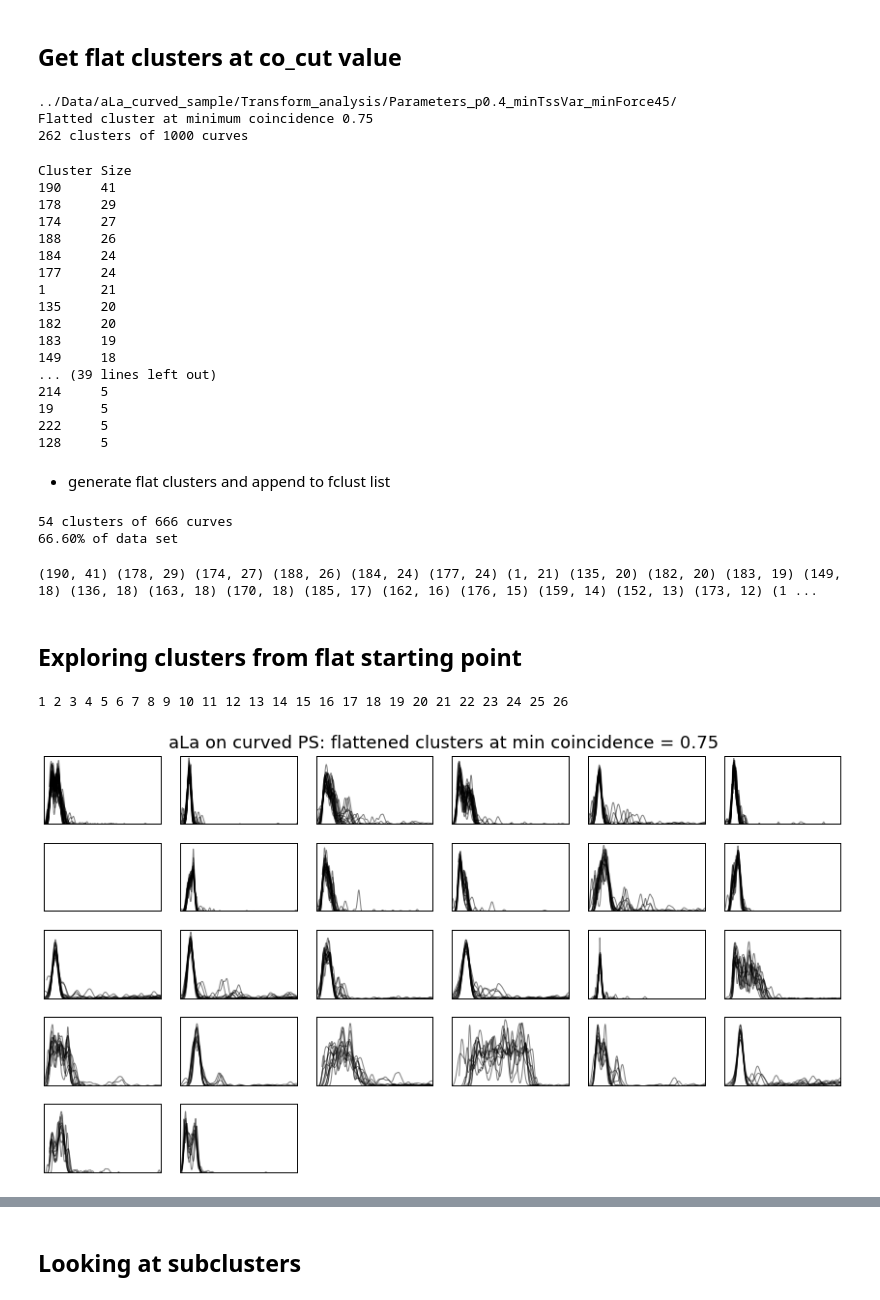
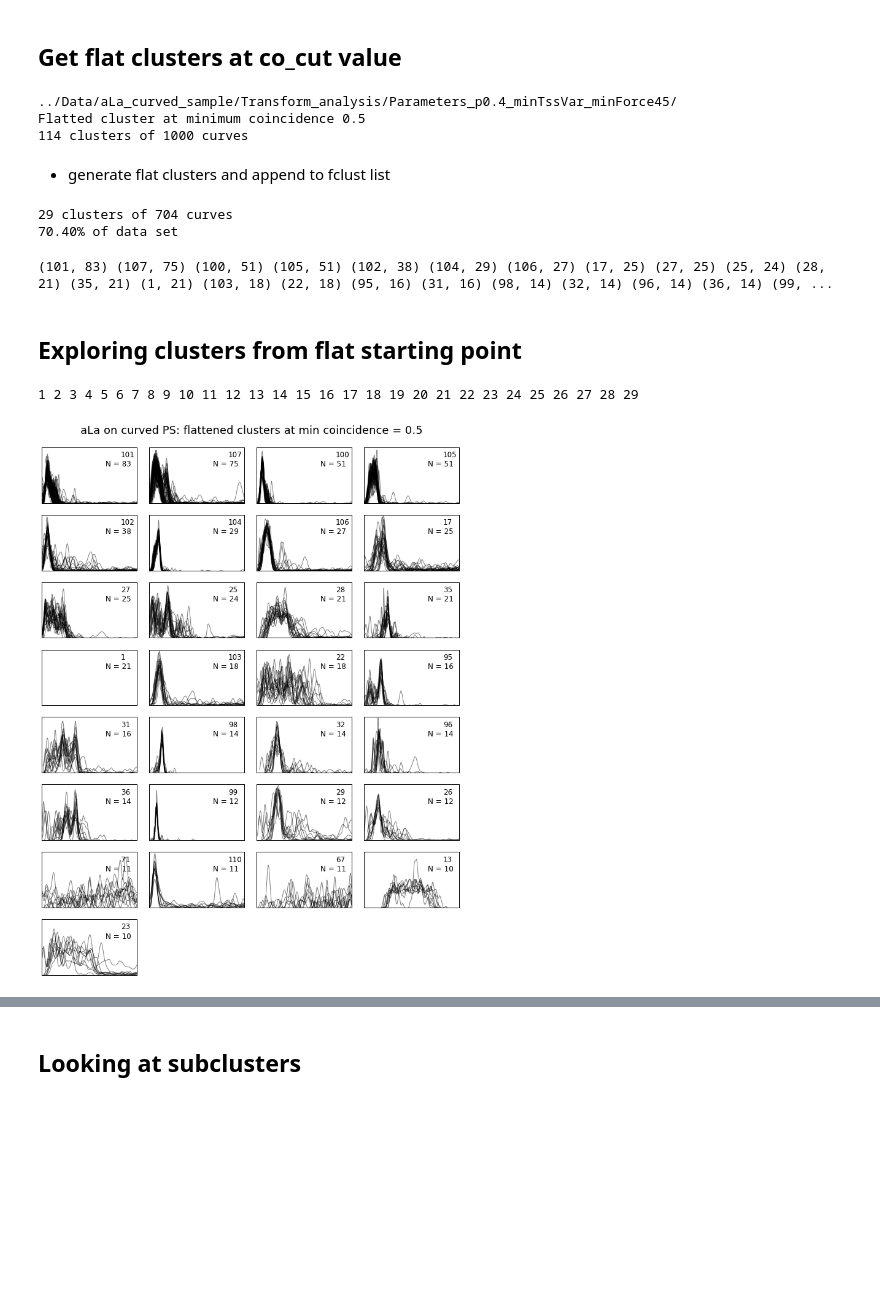
Before and after one commit to hilaryjoyce/smfs-data-analysis, a Jupyter notebook: ala_curved_sample_clustering.ipynb, the cells around one changed output, grey strips where cells are left out. Drawn from its saved outputs; the diff is of its cells as text; code cells hidden in the pictures; blank space fills up the shorter version.

```diff
--- a/ala_curved_sample_clustering.ipynb
+++ b/ala_curved_sample_clustering.ipynb
@@ -10,9 +10,9 @@ import Extra_code.visualizing as v
 # %%
 parameter_folder = "../Data/aLa_curved_sample/Transform_analysis/Parameters_p0.4_minTssVar_minForce45/"
 max_x = 300
-max_shift = 30
+max_shift = 10
 # %%
-coa = c.CoAnalysis(parameter_folder, max_shift=max_shift, max_x=max_x)
+coa = c.CoAnalysis(parameter_folder, type='density', max_shift=max_shift, max_x=max_x)
 # %%
 print coa
 # %% [output]
@@ -32,42 +32,24 @@ savefig('%sala_flat_sample_dendrogram.pdf' % fig_folder)
 # %% [markdown]
 ## Get flat clusters at co_cut value
 # %%
-co_cut = 0.75
+co_cut = 0.5
 F = c.FlatClusters(coa, co_cut)
 print F
 # %% [output]
 ../Data/aLa_curved_sample/Transform_analysis/Parameters_p0.4_minTssVar_minForce45/
-Flatted cluster at minimum coincidence 0.75
-262 clusters of 1000 curves
+Flatted cluster at minimum coincidence 0.5
+114 clusters of 1000 curves
 # %%
-F.print_clusters_by_size(5)
+#F.print_clusters_by_size(5)
-# %% [output]
-Cluster Size
-190     41
-178     29
-174     27
-188     26
-184     24
-177     24
-1       21
-135     20
-182     20
-183     19
-149     18
-... (39 lines left out)
-214     5
-19      5
-222     5
-128     5
 # %% [markdown]
 - generate flat clusters and append to fclust list
 # %%
-clusters, sizes = F.largest_clusters(5)
+clusters, sizes = F.largest_clusters(10)
 print '%d clusters of %d curves' % (len(clusters), sum(sizes))
 print '%.2f%% of data set' % (float(sum(sizes))/coa.get_sample_size()*100)
 # %% [output]
-54 clusters of 666 curves
-66.60% of data set
+29 clusters of 704 curves
+70.40% of data set
 # %%
 fclust = []
 i = 0
@@ -76,22 +58,22 @@ for cluster in clusters:
     print "(%d, %d)" % (cluster, sizes[i]),
     i = i+1
 # %% [output]
-(190, 41) (178, 29) (174, 27) (188, 26) (184, 24) (177, 24) (1, 21) (135, 20) (182, 20) (183, 19) (149, 18) (136, 18) (163, 18) (170, 18) (185, 17) (162, 16) (176, 15) (159, 14) (152, 13) (173, 12) (1 ...
+(101, 83) (107, 75) (100, 51) (105, 51) (102, 38) (104, 29) (106, 27) (17, 25) (27, 25) (25, 24) (28, 21) (35, 21) (1, 21) (103, 18) (22, 18) (95, 16) (31, 16) (98, 14) (32, 14) (96, 14) (36, 14) (99, ...
 # %% [markdown]
 ## Exploring clusters from flat starting point
 # %%
-figsize(12,8)
+figsize(10,13)
 i = 1
 suptitle("aLa on curved PS: flattened clusters at min coincidence = %g" % F.get_min_coincidence(), size=18);
 for flat in fclust:
     print i,
-    subplot(6,6,i)
+    subplot(8,4,i)
     flat.plot_plain_cluster(alpha=0.5, max_x = 150, max_y=0)
     i = i+1
 tight_layout(pad=2);
 subplots_adjust(top=0.94)
-savefig('%sflat_clusters_c0.75_g10.png' % fig_folder, bboxed_inches='tight')
+savefig('%sflat_clusters_c%g_g10.png' % (fig_folder, co_cut))
 # %% [output]
-1 2 3 4 5 6 7 8 9 10 11 12 13 14 15 16 17 18 19 20 21 22 23 24 25 26
+1 2 3 4 5 6 7 8 9 10 11 12 13 14 15 16 17 18 19 20 21 22 23 24 25 26 27 28 29
-[figure, old version]
+[figure, new version]
 # %%
```
Also changed, not shown: parts of 10 cells of this notebook, 8 other files.
